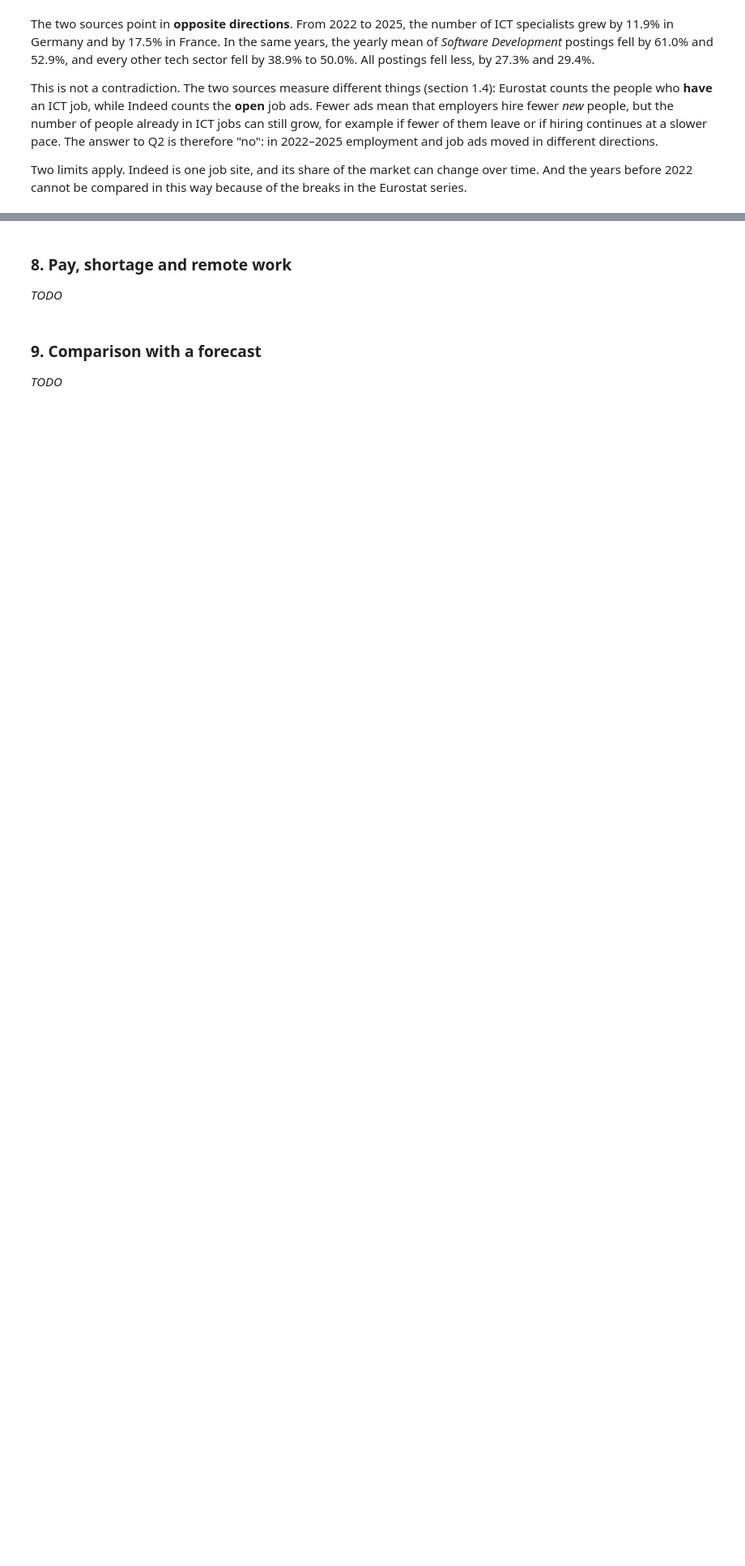
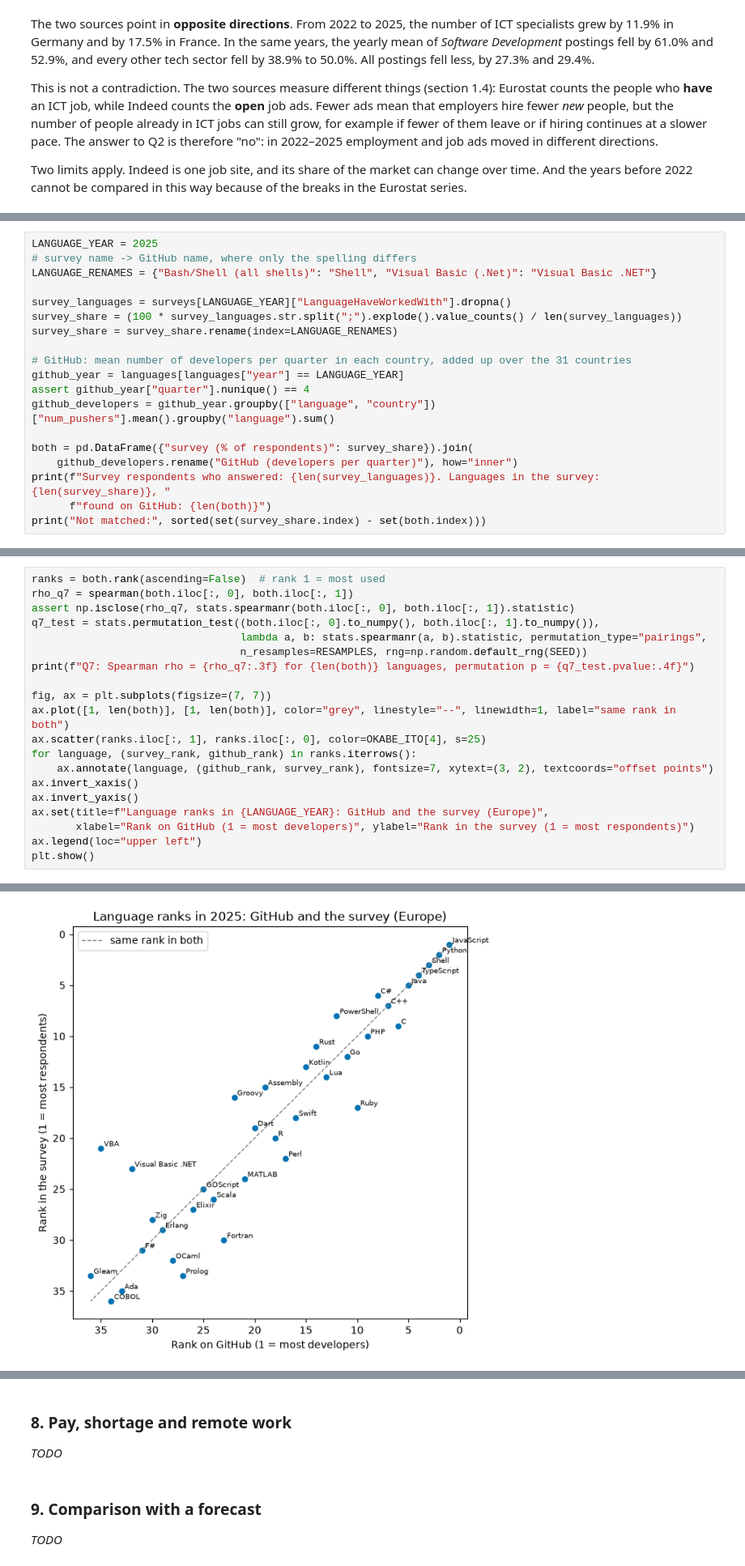
Before and after one commit to N1ko-Gr/eu-tech-job-market, a Jupyter notebook: eu_tech_job_market.ipynb, the cells around one changed output, grey strips where cells are left out. Shown at 81% size. Drawn from its saved outputs; the diff is of its cells as text; blank space fills up the shorter version.

```diff
--- a/eu_tech_job_market.ipynb
+++ b/eu_tech_job_market.ipynb
@@ -1485,0 +1590,19 @@ _TODO_
+# %%
+LANGUAGE_YEAR = 2025
+# survey name -> GitHub name, where only the spelling differs
+LANGUAGE_RENAMES = {"Bash/Shell (all shells)": "Shell", "Visual Basic (.Net)": "Visual Basic .NET"}
+
+survey_languages = surveys[LANGUAGE_YEAR]["LanguageHaveWorkedWith"].dropna()
+survey_share = (100 * survey_languages.str.split(";").explode().value_counts() / len(survey_languages))
+survey_share = survey_share.rename(index=LANGUAGE_RENAMES)
+
+# GitHub: mean number of developers per quarter in each country, added up over the 31 countries
+github_year = languages[languages["year"] == LANGUAGE_YEAR]
+assert github_year["quarter"].nunique() == 4
+github_developers = github_year.groupby(["language", "country"])["num_pushers"].mean().groupby("language").sum()
+
+both = pd.DataFrame({"survey (% of respondents)": survey_share}).join(
+    github_developers.rename("GitHub (developers per quarter)"), how="inner")
+print(f"Survey respondents who answered: {len(survey_languages)}. Languages in the survey: {len(survey_share)}, "
+      f"found on GitHub: {len(both)}")
+print("Not matched:", sorted(set(survey_share.index) - set(both.index)))
@@ -1485,0 +1612,21 @@ _TODO_
+# %%
+ranks = both.rank(ascending=False)  # rank 1 = most used
+rho_q7 = spearman(both.iloc[:, 0], both.iloc[:, 1])
+assert np.isclose(rho_q7, stats.spearmanr(both.iloc[:, 0], both.iloc[:, 1]).statistic)
+q7_test = stats.permutation_test((both.iloc[:, 0].to_numpy(), both.iloc[:, 1].to_numpy()),
+                                 lambda a, b: stats.spearmanr(a, b).statistic, permutation_type="pairings",
+                                 n_resamples=RESAMPLES, rng=np.random.default_rng(SEED))
+print(f"Q7: Spearman rho = {rho_q7:.3f} for {len(both)} languages, permutation p = {q7_test.pvalue:.4f}")
+
+fig, ax = plt.subplots(figsize=(7, 7))
+ax.plot([1, len(both)], [1, len(both)], color="grey", linestyle="--", linewidth=1, label="same rank in both")
+ax.scatter(ranks.iloc[:, 1], ranks.iloc[:, 0], color=OKABE_ITO[4], s=25)
+for language, (survey_rank, github_rank) in ranks.iterrows():
+    ax.annotate(language, (github_rank, survey_rank), fontsize=7, xytext=(3, 2), textcoords="offset points")
+ax.invert_xaxis()
+ax.invert_yaxis()
+ax.set(title=f"Language ranks in {LANGUAGE_YEAR}: GitHub and the survey (Europe)",
+       xlabel="Rank on GitHub (1 = most developers)", ylabel="Rank in the survey (1 = most respondents)")
+ax.legend(loc="upper left")
+plt.show()
+# %% [output]
@@ -1485,0 +1634 @@ _TODO_
+[figure, added]
```
Also changed, not shown: parts of 14 cells of this notebook.
